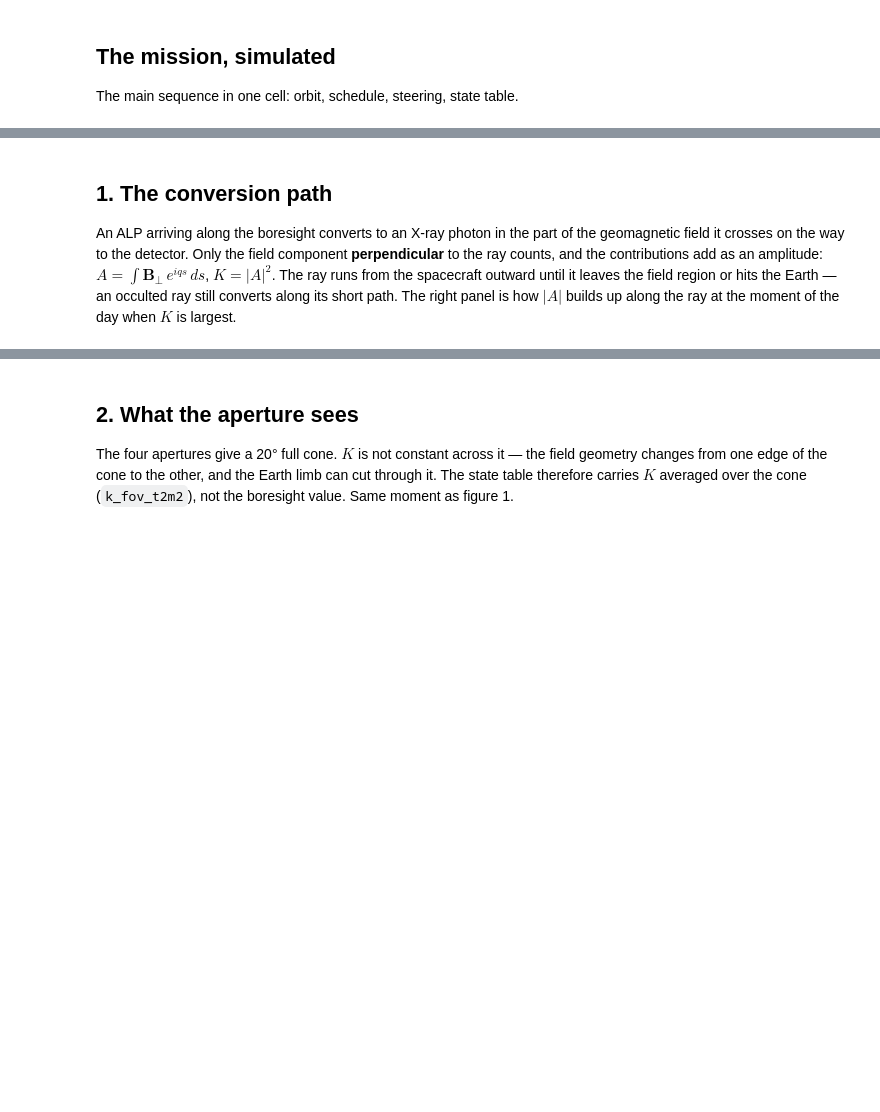
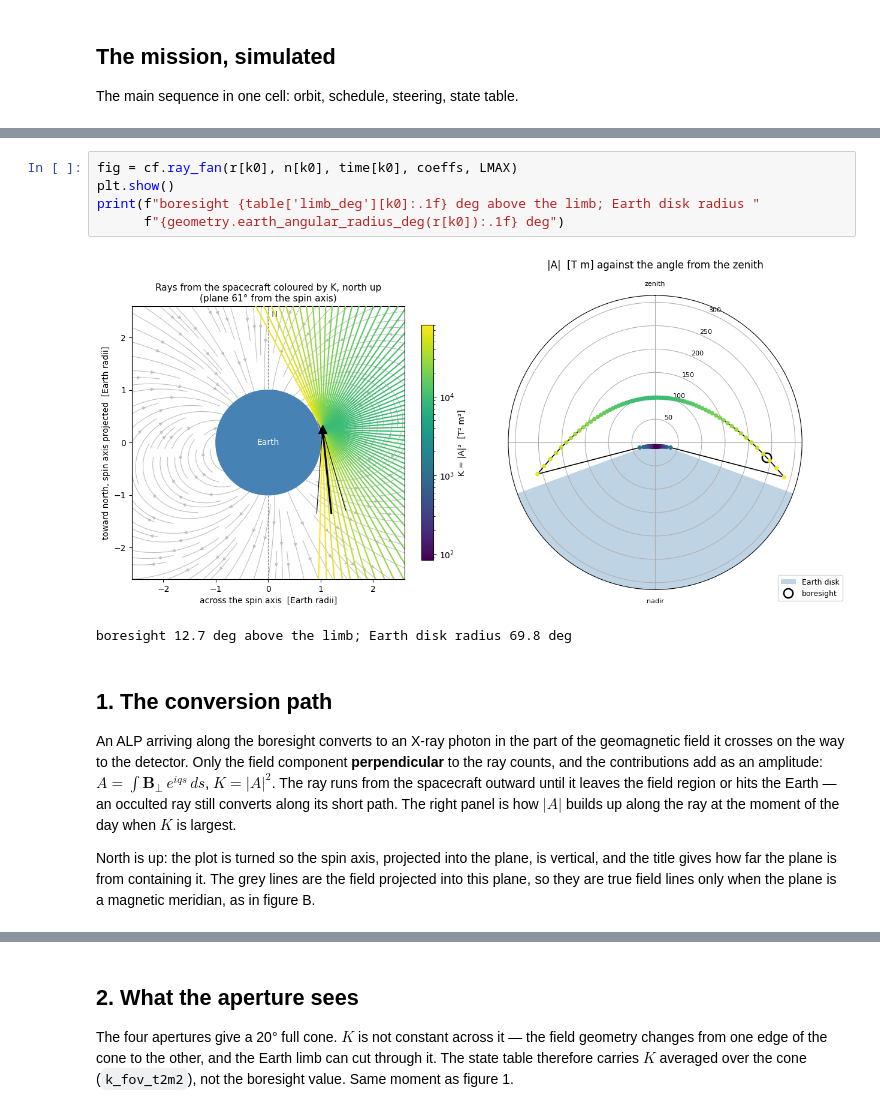
Before and after one commit to phi-a/ALP, a Jupyter notebook: jupyter/conops.ipynb, the cells around one changed output, grey strips where cells are left out. Drawn from its saved outputs; the diff is of its cells as text; blank space fills up the shorter version.

```diff
--- a/jupyter/conops.ipynb
+++ b/jupyter/conops.ipynb
@@ -63,3 +134,11 @@ print(f"{len(t)} samples; science exposure {sci.sum() * CADENCE_S / 3600:.1f} h;
+# %%
+fig = cf.ray_fan(r[k0], n[k0], time[k0], coeffs, LMAX)
+plt.show()
+print(f"boresight {table['limb_deg'][k0]:.1f} deg above the limb; Earth disk radius "
+      f"{geometry.earth_angular_radius_deg(r[k0]):.1f} deg")
+# %% [output]
+[figure, added]
+boresight 12.7 deg above the limb; Earth disk radius 69.8 deg
 # %% [markdown]
 ## 1. The conversion path
 
@@ -71,6 +150,12 @@ from the spacecraft outward until it leaves the field region or hits the
 Earth — an occulted ray still converts along its short path. The right panel
 is how $|A|$ builds up along the ray at the moment of the day when $K$ is
 largest.
+
+North is up: the plot is turned so the spin axis, projected into the
+plane, is vertical, and the title gives how far the plane is from
+containing it. The grey lines are the field projected into this
+plane, so they are true field lines only when the plane is a
+magnetic meridian, as in figure B.
 # %%
 fig = cf.meridian_plane(r[k0], n[k0], time[k0], coeffs, LMAX)
 plt.show()
```
Also changed, not shown: parts of 13 cells of this notebook, 15 other files.
